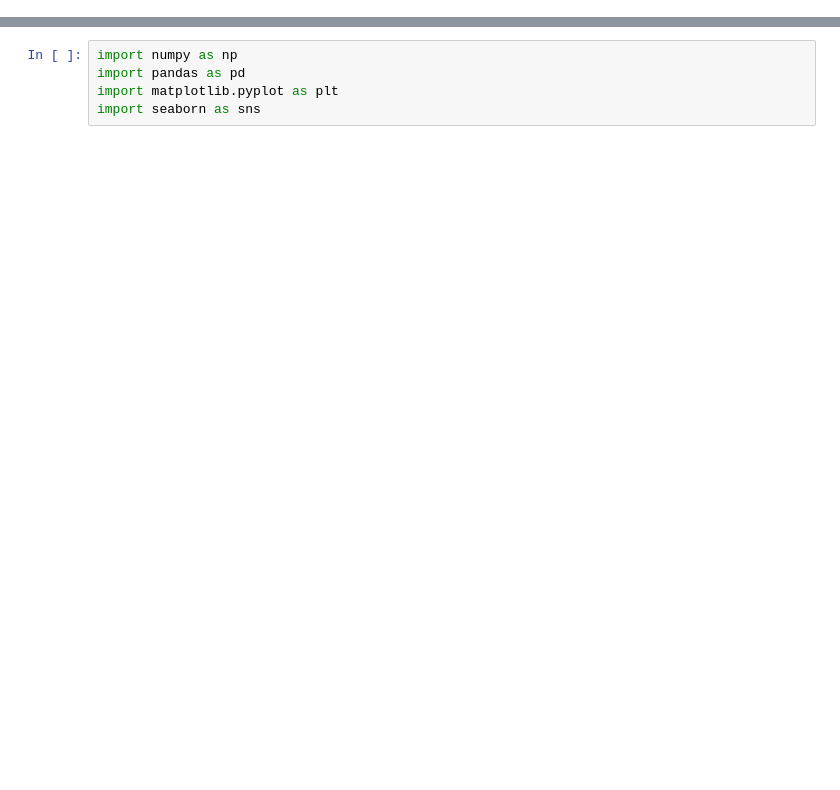
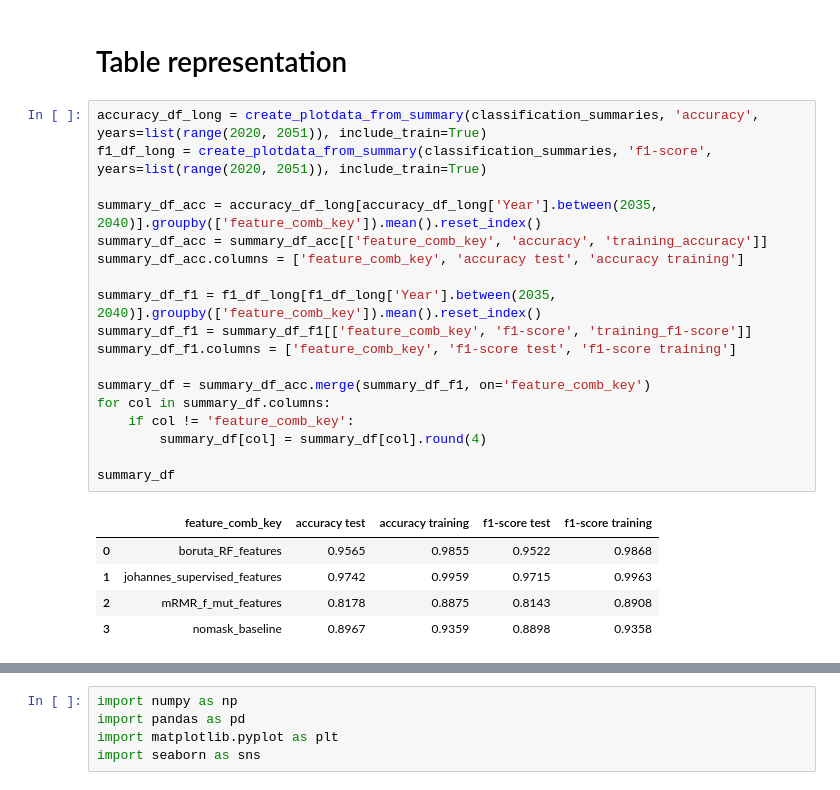
Before and after one commit to Johannesfjeldsaa/Masterthesis_S23, a Jupyter notebook: 07c ii - investigate LR results.ipynb, the cells around one changed output, grey strips where cells are left out. Saved outputs shown, nothing was run; the diff lists cells and outputs as text; blank space fills up the shorter version.

```diff
--- a/07c ii - investigate LR results.ipynb
+++ b/07c ii - investigate LR results.ipynb
@@ -38,0 +42,26 @@ plot_roc_curve(roc_information, years=[2020, 2030, 2040],
+# %% [markdown]
+# Table representation
+# %%
+accuracy_df_long = create_plotdata_from_summary(classification_summaries, 'accuracy', years=list(range(2020, 2051)), include_train=True)
+f1_df_long = create_plotdata_from_summary(classification_summaries, 'f1-score', years=list(range(2020, 2051)), include_train=True)
+
+summary_df_acc = accuracy_df_long[accuracy_df_long['Year'].between(2035, 2040)].groupby(['feature_comb_key']).mean().reset_index()
+summary_df_acc = summary_df_acc[['feature_comb_key', 'accuracy', 'training_accuracy']]
+summary_df_acc.columns = ['feature_comb_key', 'accuracy test', 'accuracy training']
+
+summary_df_f1 = f1_df_long[f1_df_long['Year'].between(2035, 2040)].groupby(['feature_comb_key']).mean().reset_index()
+summary_df_f1 = summary_df_f1[['feature_comb_key', 'f1-score', 'training_f1-score']]
+summary_df_f1.columns = ['feature_comb_key', 'f1-score test', 'f1-score training']
+
+summary_df = summary_df_acc.merge(summary_df_f1, on='feature_comb_key')
+for col in summary_df.columns:
+    if col != 'feature_comb_key':
+        summary_df[col] = summary_df[col].round(4)
+
+summary_df
+# %% [output]
+|  | feature_comb_key | accuracy test | accuracy training | f1-score test | f1-score training |
+| 0 | boruta_RF_features | 0.9565 | 0.9855 | 0.9522 | 0.9868 |
+| 1 | johannes_supervised_features | 0.9742 | 0.9959 | 0.9715 | 0.9963 |
+| 2 | mRMR_f_mut_features | 0.8178 | 0.8875 | 0.8143 | 0.8908 |
+| 3 | nomask_baseline | 0.8967 | 0.9359 | 0.8898 | 0.9358 |
```
Also changed, not shown: parts of 11 cells of this notebook, 15 other files.
